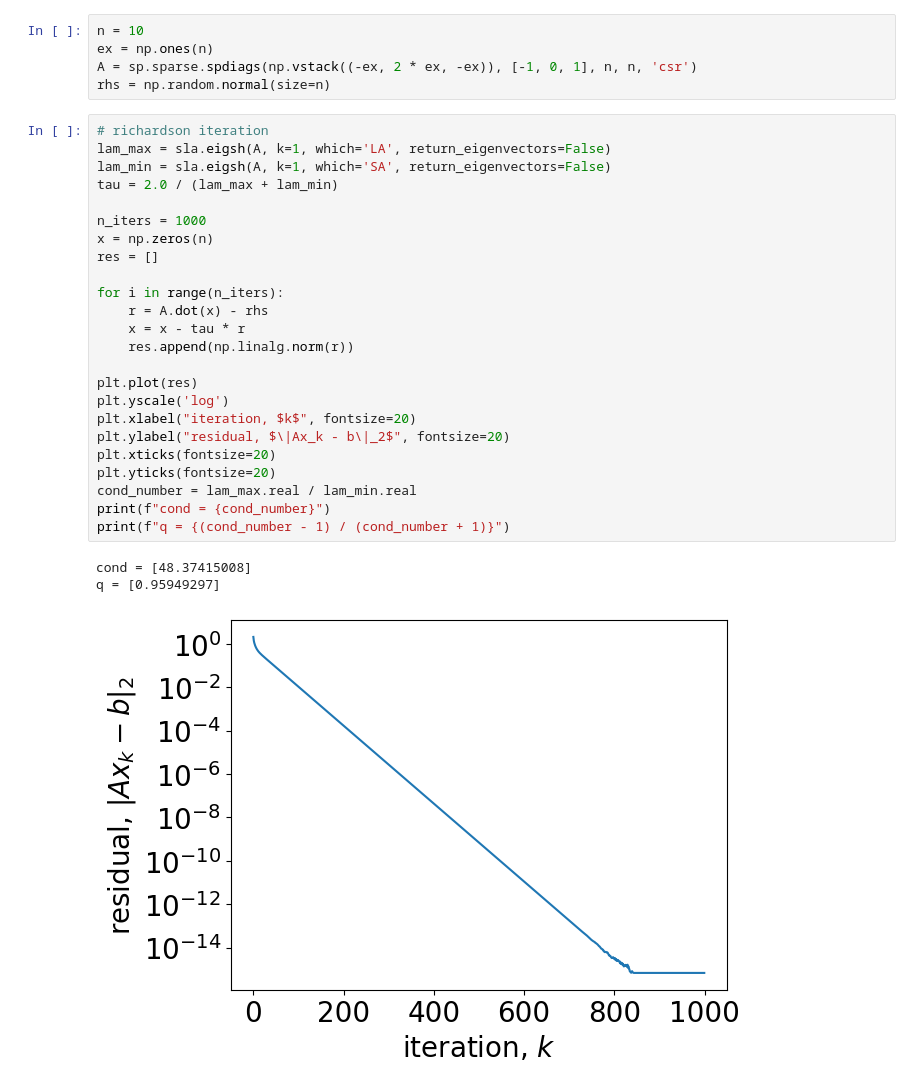
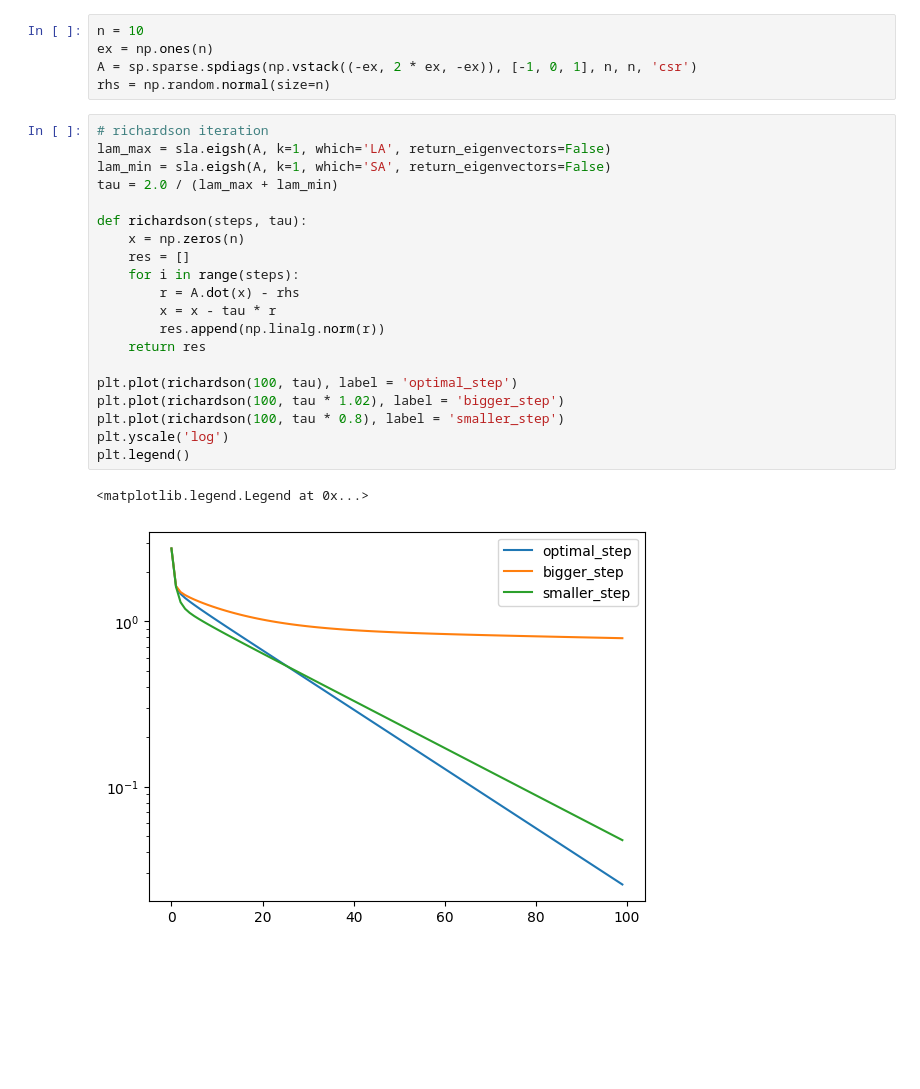
Before and after one commit to mrFendel/NumMethods, a Jupyter notebook: Hometasks/Assignment_5/tasks/Assignment5.ipynb, the cells around one changed output. Saved outputs shown, nothing was run; the diff lists cells and outputs as text; blank space fills up the shorter version.

```diff
--- a/Hometasks/Assignment_5/tasks/Assignment5.ipynb
+++ b/Hometasks/Assignment_5/tasks/Assignment5.ipynb
@@ -14,28 +14,23 @@ rhs = np.random.normal(size=n)
 # %%
 # richardson iteration
 lam_max = sla.eigsh(A, k=1, which='LA', return_eigenvectors=False)
 lam_min = sla.eigsh(A, k=1, which='SA', return_eigenvectors=False)
 tau = 2.0 / (lam_max + lam_min)
 
-n_iters = 1000
-x = np.zeros(n)
-res = []
+def richardson(steps, tau):
+    x = np.zeros(n)
+    res = []
+    for i in range(steps):
+        r = A.dot(x) - rhs
+        x = x - tau * r
+        res.append(np.linalg.norm(r))
+    return res
 
-for i in range(n_iters):
-    r = A.dot(x) - rhs
-    x = x - tau * r
-    res.append(np.linalg.norm(r))
-
-plt.plot(res)
+plt.plot(richardson(100, tau), label = 'optimal_step')
+plt.plot(richardson(100, tau * 1.02), label = 'bigger_step')
+plt.plot(richardson(100, tau * 0.8), label = 'smaller_step')
 plt.yscale('log')
-plt.xlabel("iteration, $k$", fontsize=20)
-plt.ylabel("residual, $\|Ax_k - b\|_2$", fontsize=20)
-plt.xticks(fontsize=20)
-plt.yticks(fontsize=20)
-cond_number = lam_max.real / lam_min.real
-print(f"cond = {cond_number}")
-print(f"q = {(cond_number - 1) / (cond_number + 1)}")
+plt.legend()
 # %% [output]
-cond = [48.37415008]
-q = [0.95949297]
+<matplotlib.legend.Legend at 0x...>
-[figure, old version]
+[figure, new version]
```
Also changed, not shown: parts of 4 cells of this notebook.
